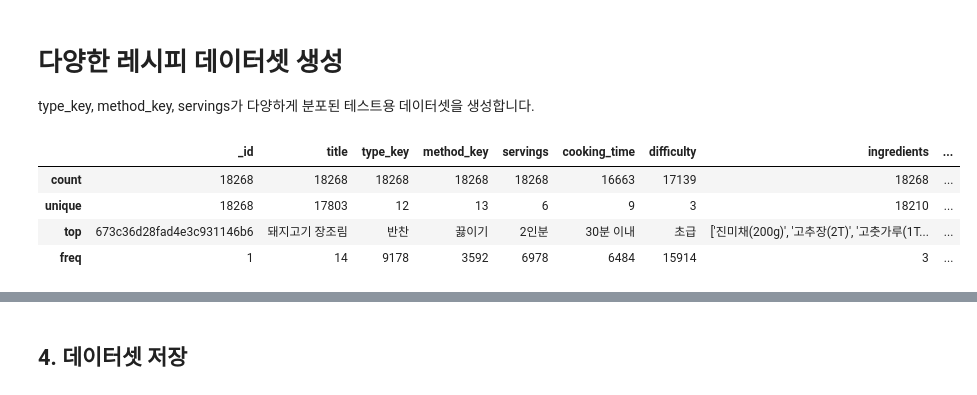
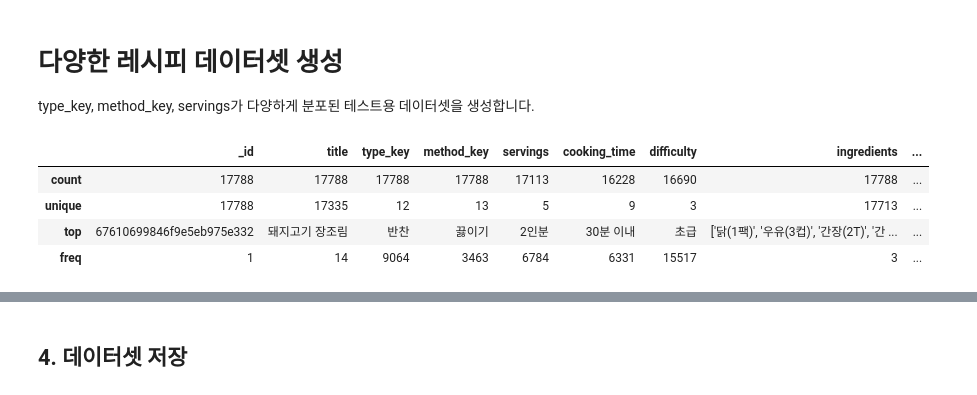
Before and after one commit to tasty-savings/ts-ai, a Jupyter notebook: evaluation/diverse-dataset-notebook.ipynb, the cells around one changed output, grey strips where cells are left out. Cells and saved outputs as stored; diff of their text form; code cells hidden in the pictures.

```diff
--- a/evaluation/diverse-dataset-notebook.ipynb
+++ b/evaluation/diverse-dataset-notebook.ipynb
@@ -188,12 +230,12 @@ type_key, method_key, servings가 다양하게 분포된 테스트용 데이터
 # %%
 import pandas as pd
 
 # 원본 데이터 로드
-df = pd.read_csv("data/recipeinfo_example_dataset.csv")
+df = pd.read_csv("data/all_recipeinfo_dataset.csv")
 df.describe()
 # %% [output]
 |  | _id | title | type_key | method_key | servings | cooking_time | difficulty | ingredients | ... |
-| count | 18268 | 18268 | 18268 | 18268 | 18268 | 16663 | 17139 | 18268 | ... |
-| unique | 18268 | 17803 | 12 | 13 | 6 | 9 | 3 | 18210 | ... |
-| top | 673c36d28fad4e3c931146b6 | 돼지고기 장조림 | 반찬 | 끓이기 | 2인분 | 30분 이내 | 초급 | ['진미채(200g)', '고추장(2T)', '고춧가루(1T... | ... |
-| freq | 1 | 14 | 9178 | 3592 | 6978 | 6484 | 15914 | 3 | ... |
+| count | 17788 | 17788 | 17788 | 17788 | 17113 | 16228 | 16690 | 17788 | ... |
+| unique | 17788 | 17335 | 12 | 13 | 5 | 9 | 3 | 17713 | ... |
+| top | 67610699846f9e5eb975e332 | 돼지고기 장조림 | 반찬 | 끓이기 | 2인분 | 30분 이내 | 초급 | ['닭(1팩)', '우유(3컵)', '간장(2T)', '간 ... | ... |
+| freq | 1 | 14 | 9064 | 3463 | 6784 | 6331 | 15517 | 3 | ... |
```
Also changed, not shown: parts of 17 cells of this notebook, 12 other files.
